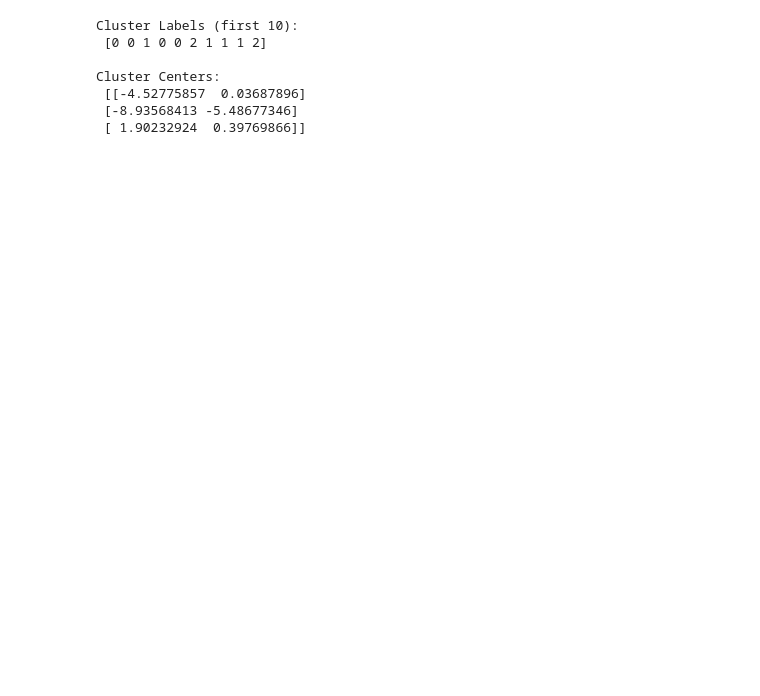
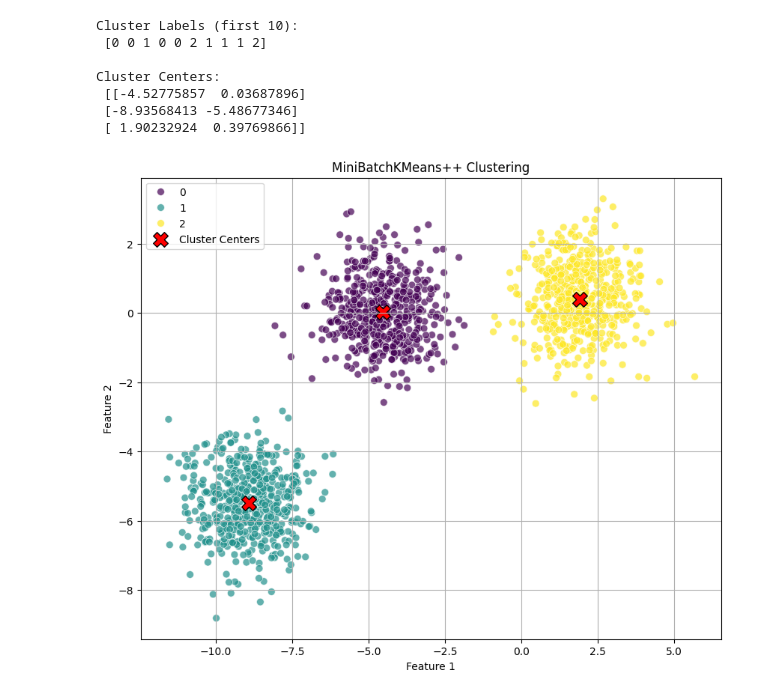
Before and after one commit to Samyuktha-77/Unsupervised, a Jupyter notebook: minibatch.ipynb, the cells around one changed output. Cells and saved outputs as stored; diff of their text form; code cells hidden in the pictures; blank space fills up the shorter version.

```diff
--- a/minibatch.ipynb
+++ b/minibatch.ipynb
@@ -34,3 +34,23 @@ Cluster Centers:
  [[-4.52775857  0.03687896]
  [-8.93568413 -5.48677346]
  [ 1.90232924  0.39769866]]
+# %%
+import matplotlib.pyplot as plt
+import seaborn as sns
+
+plt.figure(figsize=(10, 8))
+
+# Plot data points colored by cluster labels
+sns.scatterplot(x=X[:, 0], y=X[:, 1], hue=labels, palette='viridis', legend='full', s=50, alpha=0.7)
+
+# Plot cluster centers
+plt.scatter(cluster_centers[:, 0], cluster_centers[:, 1], marker='X', s=200, color='red', label='Cluster Centers', edgecolor='black')
+
+plt.title('MiniBatchKMeans++ Clustering')
+plt.xlabel('Feature 1')
+plt.ylabel('Feature 2')
+plt.legend()
+plt.grid(True)
+plt.show()
+# %% [output]
+[figure, added]
```
